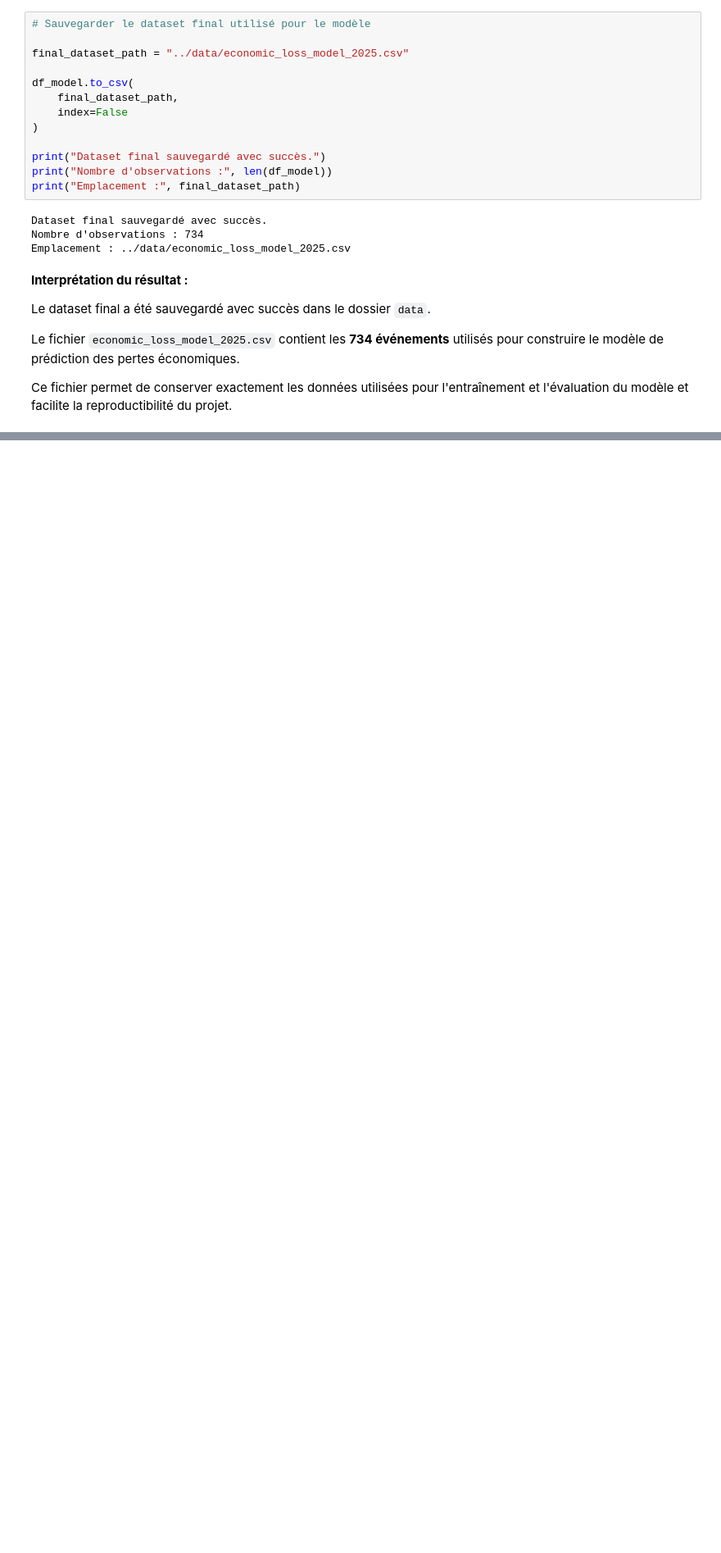
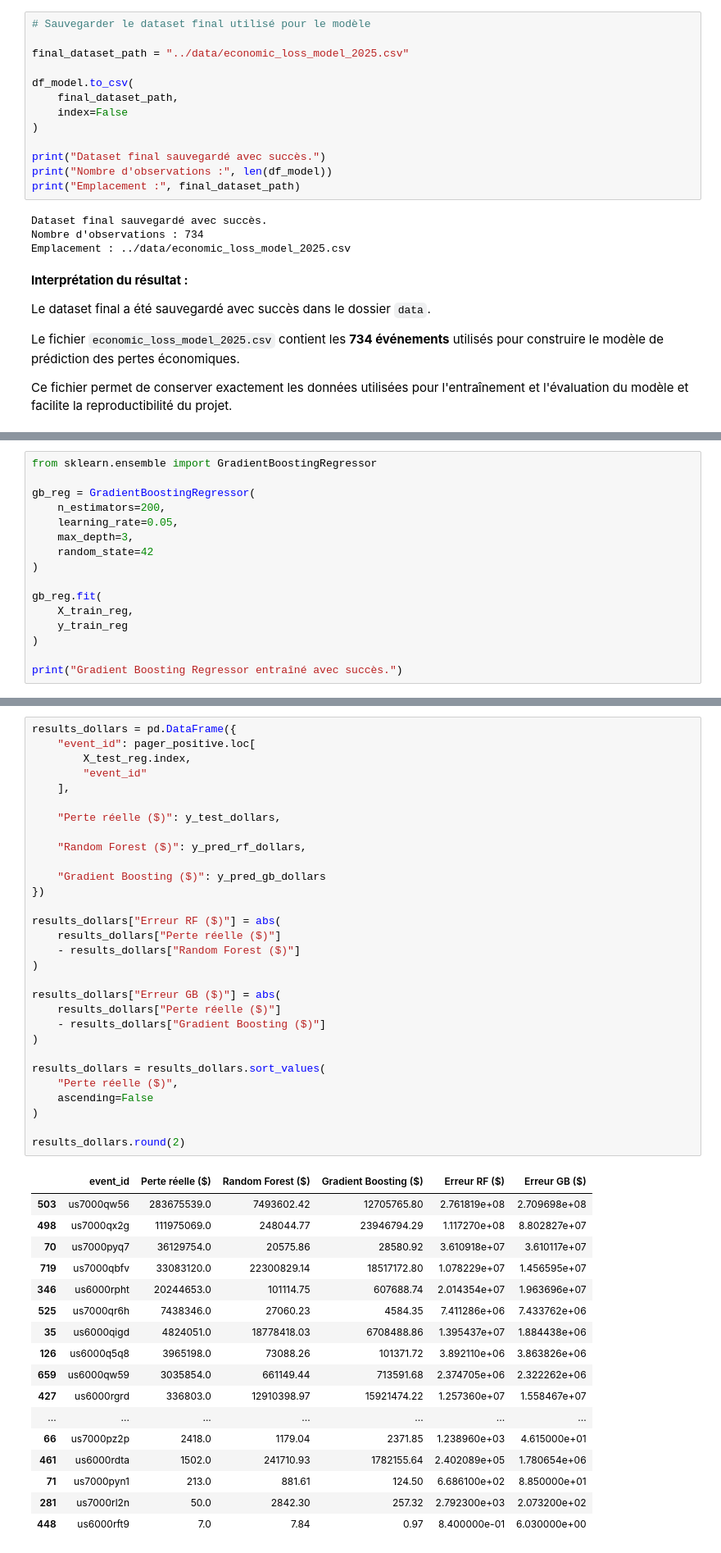
Before and after one commit to tarekalsemaan/USGS-Earthquake-AI, a Jupyter notebook: notebooks/07_Model_Economic_Loss.ipynb, the cells around one changed output, grey strips where cells are left out. Shown at 82% size. Cells and saved outputs as stored; diff of their text form; blank space fills up the shorter version.

```diff
--- a/notebooks/07_Model_Economic_Loss.ipynb
+++ b/notebooks/07_Model_Economic_Loss.ipynb
@@ -1649,0 +3402,16 @@ Ce fichier permet de conserver exactement les données utilisées pour l'entraî
+# %%
+from sklearn.ensemble import GradientBoostingRegressor
+
+gb_reg = GradientBoostingRegressor(
+    n_estimators=200,
+    learning_rate=0.05,
+    max_depth=3,
+    random_state=42
+)
+
+gb_reg.fit(
+    X_train_reg,
+    y_train_reg
+)
+
+print("Gradient Boosting Regressor entraîné avec succès.")
@@ -1649,0 +3626,48 @@ Ce fichier permet de conserver exactement les données utilisées pour l'entraî
+# %%
+results_dollars = pd.DataFrame({
+    "event_id": pager_positive.loc[
+        X_test_reg.index,
+        "event_id"
+    ],
+
+    "Perte réelle ($)": y_test_dollars,
+
+    "Random Forest ($)": y_pred_rf_dollars,
+
+    "Gradient Boosting ($)": y_pred_gb_dollars
+})
+
+results_dollars["Erreur RF ($)"] = abs(
+    results_dollars["Perte réelle ($)"]
+    - results_dollars["Random Forest ($)"]
+)
+
+results_dollars["Erreur GB ($)"] = abs(
+    results_dollars["Perte réelle ($)"]
+    - results_dollars["Gradient Boosting ($)"]
+)
+
+results_dollars = results_dollars.sort_values(
+    "Perte réelle ($)",
+    ascending=False
+)
+
+results_dollars.round(2)
+# %% [output]
+|  | event_id | Perte réelle ($) | Random Forest ($) | Gradient Boosting ($) | Erreur RF ($) | Erreur GB ($) |
+| 503 | us7000qw56 | 283675539.0 | 7493602.42 | 12705765.80 | 2.761819e+08 | 2.709698e+08 |
+| 498 | us7000qx2g | 111975069.0 | 248044.77 | 23946794.29 | 1.117270e+08 | 8.802827e+07 |
+| 70 | us7000pyq7 | 36129754.0 | 20575.86 | 28580.92 | 3.610918e+07 | 3.610117e+07 |
+| 719 | us7000qbfv | 33083120.0 | 22300829.14 | 18517172.80 | 1.078229e+07 | 1.456595e+07 |
+| 346 | us6000rpht | 20244653.0 | 101114.75 | 607688.74 | 2.014354e+07 | 1.963696e+07 |
+| 525 | us7000qr6h | 7438346.0 | 27060.23 | 4584.35 | 7.411286e+06 | 7.433762e+06 |
+| 35 | us6000qigd | 4824051.0 | 18778418.03 | 6708488.86 | 1.395437e+07 | 1.884438e+06 |
+| 126 | us6000q5q8 | 3965198.0 | 73088.26 | 101371.72 | 3.892110e+06 | 3.863826e+06 |
+| 659 | us6000qw59 | 3035854.0 | 661149.44 | 713591.68 | 2.374705e+06 | 2.322262e+06 |
+| 427 | us6000rgrd | 336803.0 | 12910398.97 | 15921474.22 | 1.257360e+07 | 1.558467e+07 |
+| ... | ... | ... | ... | ... | ... | ... |
+| 66 | us7000pz2p | 2418.0 | 1179.04 | 2371.85 | 1.238960e+03 | 4.615000e+01 |
+| 461 | us6000rdta | 1502.0 | 241710.93 | 1782155.64 | 2.402089e+05 | 1.780654e+06 |
+| 71 | us7000pyn1 | 213.0 | 881.61 | 124.50 | 6.686100e+02 | 8.850000e+01 |
+| 281 | us7000rl2n | 50.0 | 2842.30 | 257.32 | 2.792300e+03 | 2.073200e+02 |
+| 448 | us6000rft9 | 7.0 | 7.84 | 0.97 | 8.400000e-01 | 6.030000e+00 |
```
Also changed, not shown: parts of 100 cells of this notebook, 3 other files.
